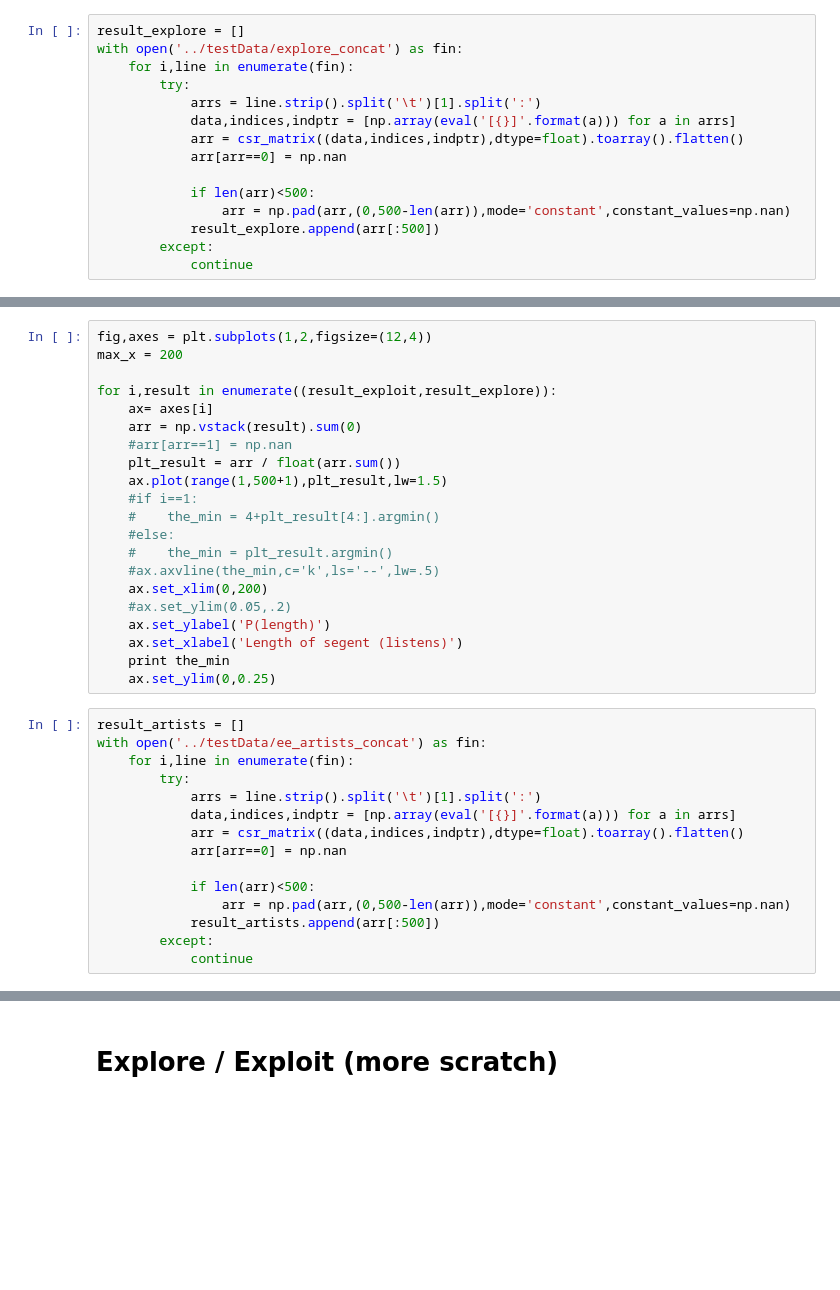
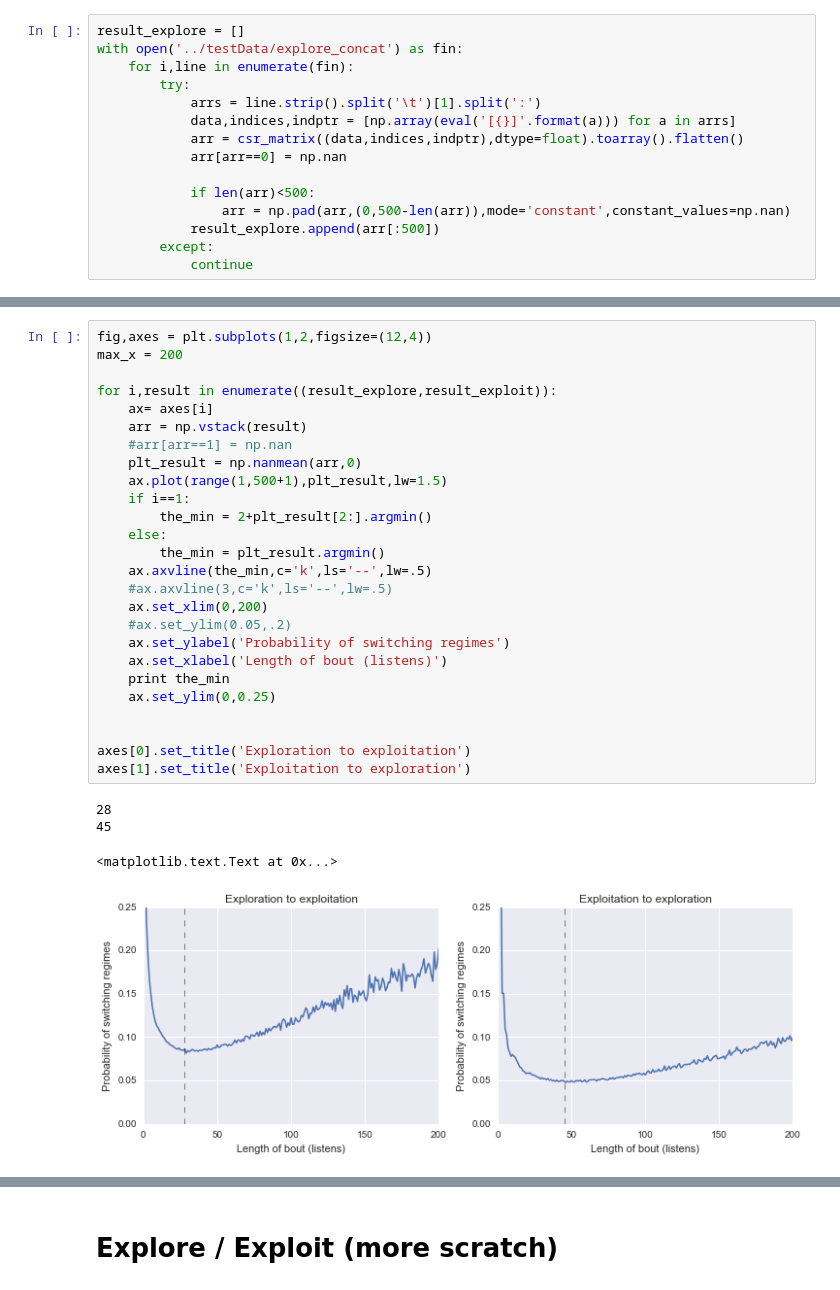
Before and after one commit to jlorince/MusicForaging, a Jupyter notebook: notebooks/result_viz.ipynb, the cells around one changed output, grey strips where cells are left out. Cells and saved outputs as stored; diff of their text form; blank space fills up the shorter version.

```diff
--- a/notebooks/result_viz.ipynb
+++ b/notebooks/result_viz.ipynb
@@ -485,36 +563,31 @@ with open('../testData/ee_segments_concat') as fin:
 # %%
 fig,axes = plt.subplots(1,2,figsize=(12,4))
 max_x = 200
 
-for i,result in enumerate((result_exploit,result_explore)):
+for i,result in enumerate((result_explore,result_exploit)):
     ax= axes[i]
-    arr = np.vstack(result).sum(0)
+    arr = np.vstack(result)
     #arr[arr==1] = np.nan
-    plt_result = arr / float(arr.sum())
+    plt_result = np.nanmean(arr,0)
     ax.plot(range(1,500+1),plt_result,lw=1.5)
-    #if i==1:
-    #    the_min = 4+plt_result[4:].argmin()
-    #else:
-    #    the_min = plt_result.argmin()
-    #ax.axvline(the_min,c='k',ls='--',lw=.5)
+    if i==1:
+        the_min = 2+plt_result[2:].argmin()
+    else:
+        the_min = plt_result.argmin()
+    ax.axvline(the_min,c='k',ls='--',lw=.5)
+    #ax.axvline(3,c='k',ls='--',lw=.5)
     ax.set_xlim(0,200)
     #ax.set_ylim(0.05,.2)
-    ax.set_ylabel('P(length)')
-    ax.set_xlabel('Length of segent (listens)')
+    ax.set_ylabel('Probability of switching regimes')
+    ax.set_xlabel('Length of bout (listens)')
     print the_min
     ax.set_ylim(0,0.25)
+
+
+axes[0].set_title('Exploration to exploitation')
+axes[1].set_title('Exploitation to exploration')
+# %% [output]
+28
+45
+<matplotlib.text.Text at 0x...>
+[figure, added]
-# %%
-result_artists = []
-with open('../testData/ee_artists_concat') as fin:
-    for i,line in enumerate(fin):
-        try:
-            arrs = line.strip().split('\t')[1].split(':')
-            data,indices,indptr = [np.array(eval('[{}]'.format(a))) for a in arrs]
-            arr = csr_matrix((data,indices,indptr),dtype=float).toarray().flatten()
-            arr[arr==0] = np.nan
-
-            if len(arr)<500:
-                arr = np.pad(arr,(0,500-len(arr)),mode='constant',constant_values=np.nan)
-            result_artists.append(arr[:500])
-        except:
-            continue
```
Also changed, not shown: parts of 8 cells of this notebook, 3 other files.
